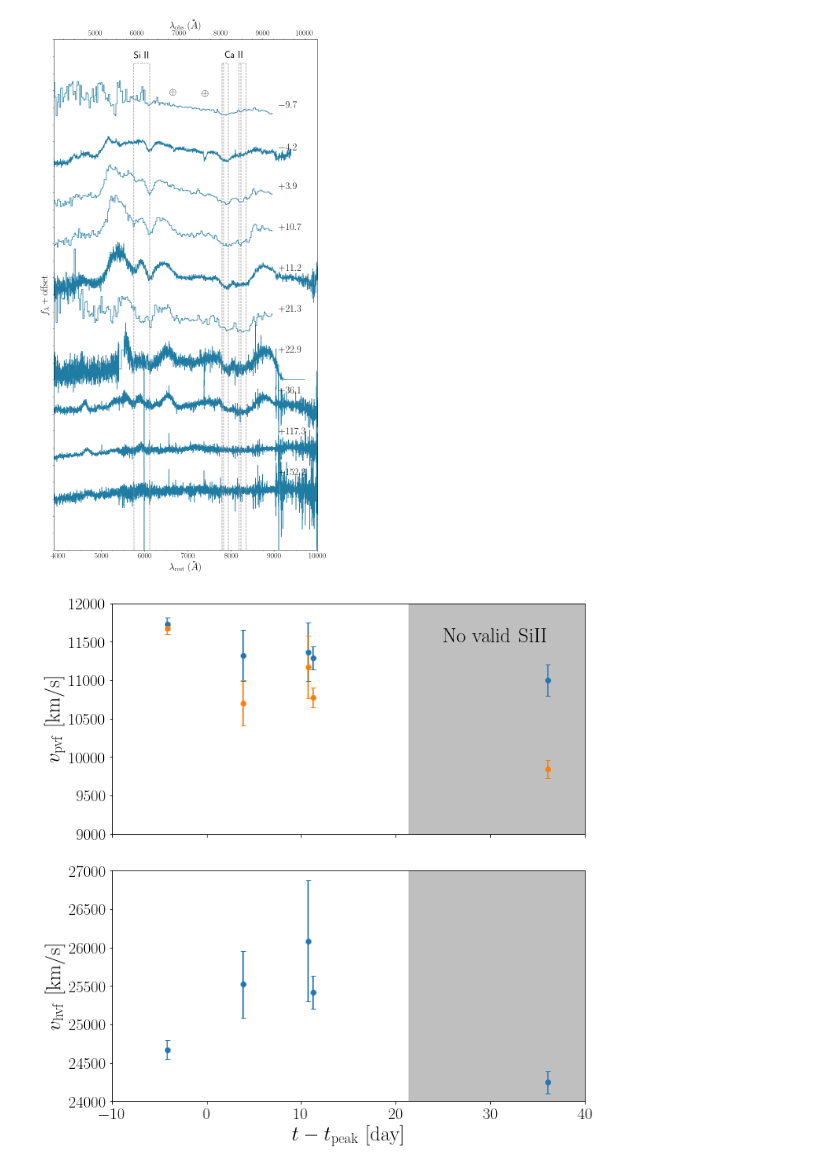
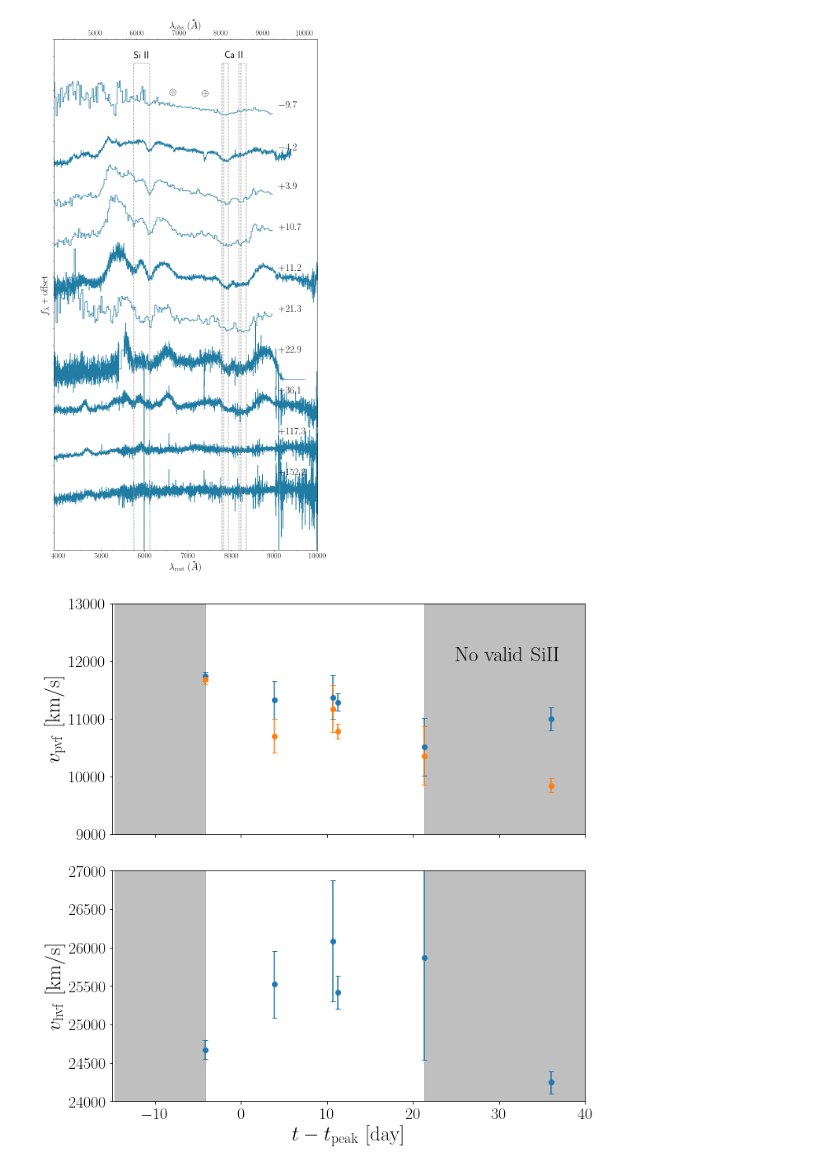
Before and after one commit to slowdivePTG/SN2020jgb, a Jupyter notebook: spectroscopy/SpectroscopicEvolution.ipynb, the cells around one changed output. Drawn from its saved outputs; the diff is of its cells as text; code cells hidden in the pictures.

```diff
--- a/spectroscopy/SpectroscopicEvolution.ipynb
+++ b/spectroscopy/SpectroscopicEvolution.ipynb
@@ -209,46 +209,47 @@ Try the observation date.
 # %%
 date_list = (np.array(mjd_list)-t_max_mjd) / (1 + z)
 # %%
-SiII_vel = np.array([np.nan, -11733, -11321, -11369, -11288, np.nan, np.nan, -11000, np.nan, np.nan])
-SiII_vel_sig = np.array([np.nan, 79, 331, 377, 147, np.nan, np.nan, 200, np.nan, np.nan])
+SiII_vel = np.array([np.nan, -11733, -11321, -11369, -11288, -10508, np.nan, -11000, np.nan, np.nan])
+SiII_vel_sig = np.array([np.nan, 79, 331, 377, 147, 500, np.nan, 200, np.nan, np.nan])
 
-CaII_vel_pvf = np.array([np.nan, -11676, -10702, -11172, -10780, np.nan, np.nan, -9843, np.nan, np.nan])
-CaII_vel_pvf_sig = np.array([np.nan, 74, 293, 405, 129, np.nan, np.nan, 120, np.nan, np.nan])
+CaII_vel_pvf = np.array([np.nan, -11676, -10702, -11172, -10780, -10355, np.nan, -9843, np.nan, np.nan])
+CaII_vel_pvf_sig = np.array([np.nan, 74, 293, 405, 129, 506, np.nan, 120, np.nan, np.nan])
 
-CaII_vel_hvf = np.array([np.nan, -24672, -25520, -26084, -25418, np.nan, np.nan, -24248, np.nan, np.nan])
-CaII_vel_hvf_sig = np.array([np.nan, 119, 435, 786, 212, np.nan, np.nan, 144, np.nan, np.nan])
+CaII_vel_hvf = np.array([np.nan, -24672, -25520, -26084, -25418, -25870, np.nan, -24248, np.nan, np.nan])
+CaII_vel_hvf_sig = np.array([np.nan, 119, 435, 786, 212, 1330, np.nan, 144, np.nan, np.nan])
 # %%
 f, ax = plt.subplots(2, 1, figsize=(10, 10), sharex=True)
 
-ylim1 = [9000, 12000]
+ylim1 = [9000, 13000]
 ylim2 = [24000, 27000]
 
 ax[0].errorbar(date_list, -SiII_vel, yerr=SiII_vel_sig, fmt='o', capsize=3)
 ax[0].errorbar(date_list,
                -CaII_vel_pvf,
                yerr=CaII_vel_pvf_sig,
                fmt='o',
                capsize=3)
 ax[1].errorbar(date_list,
                -CaII_vel_hvf,
                yerr=CaII_vel_hvf_sig,
                fmt='o',
                capsize=3)
-ax[0].fill_betweenx(ylim1, [date_list[5], date_list[5]],
+for a, ylim in zip(ax, [ylim1, ylim2]):
+    a.fill_betweenx(ylim, [date_list[5], date_list[5]],
                     [date_list[-1], date_list[-1]],
                     color='grey',
                     alpha=0.5)
-ax[1].fill_betweenx(ylim2, [date_list[5], date_list[5]],
-                    [date_list[-1], date_list[-1]],
+    a.fill_betweenx(ylim, [date_list[0] - 5, date_list[0] - 5],
+                    [date_list[1], date_list[1]],
                     color='grey',
                     alpha=0.5)
 ax[0].set_ylabel(r'$v_\mathrm{pvf}\ [\mathrm{km/s}]$')
 ax[1].set_ylabel(r'$v_\mathrm{hvf}\ [\mathrm{km/s}]$')
 ax[1].set_xlabel(r'$t-t_\mathrm{peak}\ [\mathrm{day}]$')
 ax[0].set_ylim(ylim1)
 ax[1].set_ylim(ylim2)
-ax[1].set_xlim(-10, 40)
-ax[0].text(25, 11500, r'$\mathrm{No\ valid\ SiII}$')
+ax[1].set_xlim(-15, 40)
+ax[0].text(25, 12000, r'$\mathrm{No\ valid\ SiII}$')
 plt.tight_layout()
 # %% [output]
-[figure, old version]
+[figure, new version]
```
